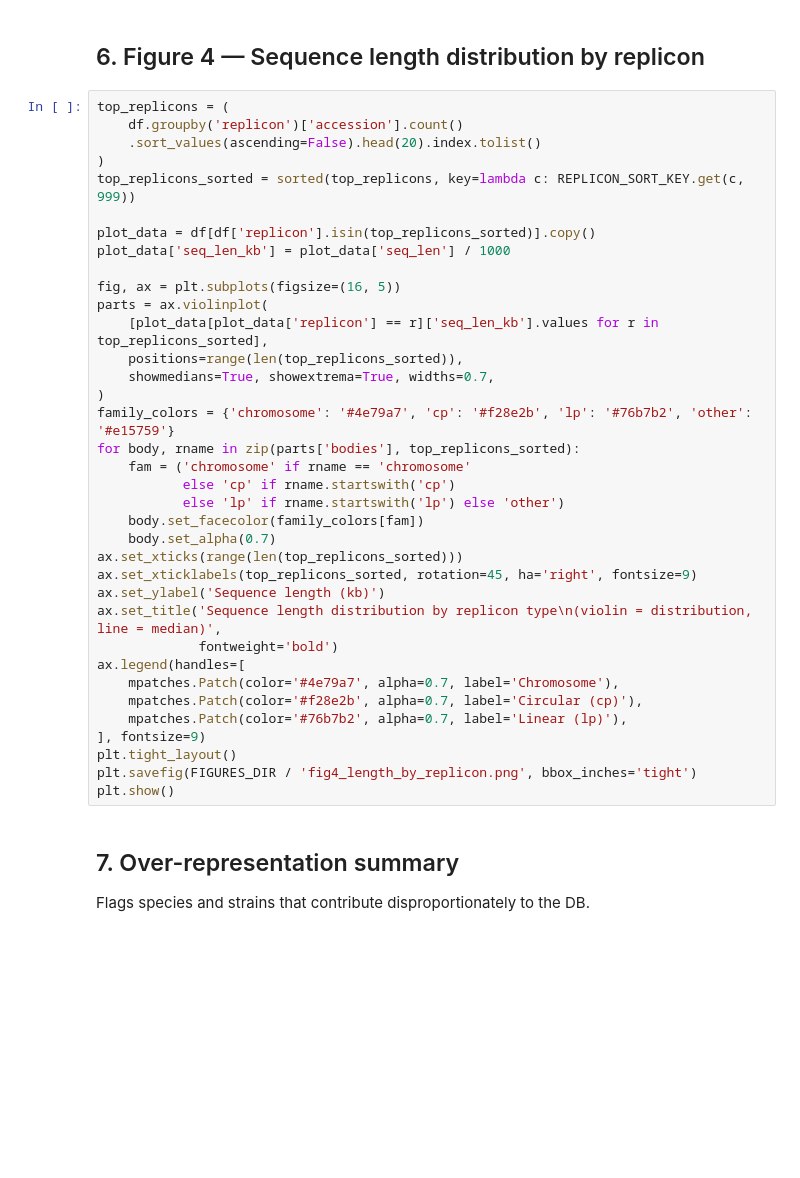
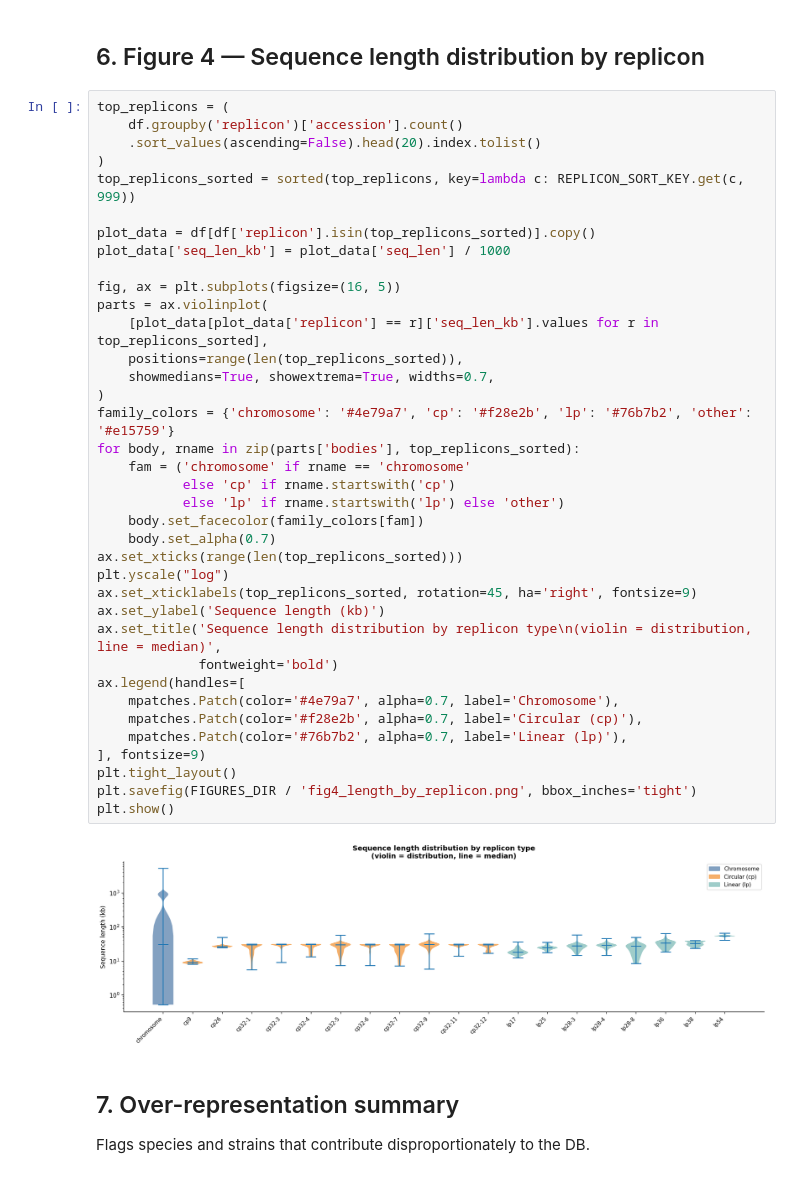
Before and after one commit to mjfos2r/plasmid_caller, a Jupyter notebook: notes/db_inventory.ipynb, the cells around one changed output. Cells and saved outputs as stored; diff of their text form; blank space fills up the shorter version.

```diff
--- a/notes/db_inventory.ipynb
+++ b/notes/db_inventory.ipynb
@@ -402,33 +430,36 @@ top_replicons_sorted = sorted(top_replicons, key=lambda c: REPLICON_SORT_KEY.get
 
 plot_data = df[df['replicon'].isin(top_replicons_sorted)].copy()
 plot_data['seq_len_kb'] = plot_data['seq_len'] / 1000
 
 fig, ax = plt.subplots(figsize=(16, 5))
 parts = ax.violinplot(
     [plot_data[plot_data['replicon'] == r]['seq_len_kb'].values for r in top_replicons_sorted],
     positions=range(len(top_replicons_sorted)),
     showmedians=True, showextrema=True, widths=0.7,
 )
 family_colors = {'chromosome': '#4e79a7', 'cp': '#f28e2b', 'lp': '#76b7b2', 'other': '#e15759'}
 for body, rname in zip(parts['bodies'], top_replicons_sorted):
     fam = ('chromosome' if rname == 'chromosome'
            else 'cp' if rname.startswith('cp')
            else 'lp' if rname.startswith('lp') else 'other')
     body.set_facecolor(family_colors[fam])
     body.set_alpha(0.7)
 ax.set_xticks(range(len(top_replicons_sorted)))
+plt.yscale("log")
 ax.set_xticklabels(top_replicons_sorted, rotation=45, ha='right', fontsize=9)
 ax.set_ylabel('Sequence length (kb)')
 ax.set_title('Sequence length distribution by replicon type\n(violin = distribution, line = median)',
              fontweight='bold')
 ax.legend(handles=[
     mpatches.Patch(color='#4e79a7', alpha=0.7, label='Chromosome'),
     mpatches.Patch(color='#f28e2b', alpha=0.7, label='Circular (cp)'),
     mpatches.Patch(color='#76b7b2', alpha=0.7, label='Linear (lp)'),
 ], fontsize=9)
 plt.tight_layout()
 plt.savefig(FIGURES_DIR / 'fig4_length_by_replicon.png', bbox_inches='tight')
 plt.show()
+# %% [output]
+[figure, added]
 # %% [markdown]
 ## 7. Over-representation summary
 Flags species and strains that contribute disproportionately to the DB.
```
Also changed, not shown: parts of 11 cells of this notebook, 1 other file.
